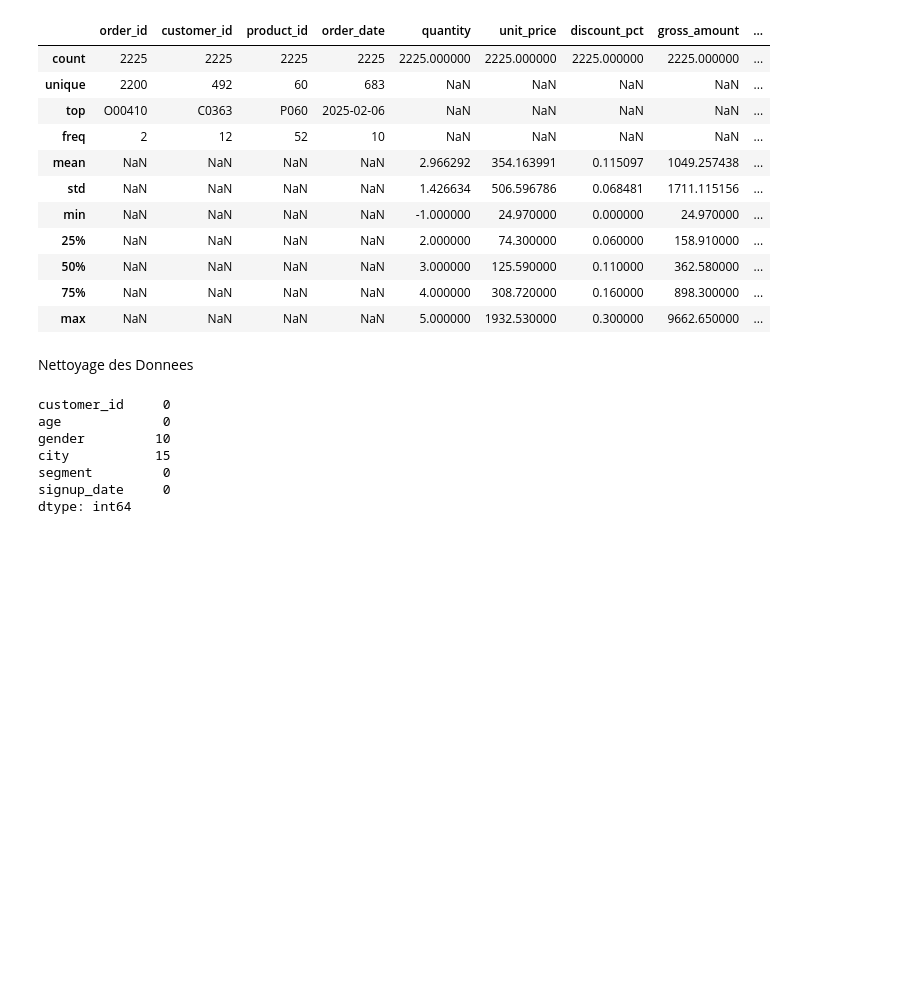
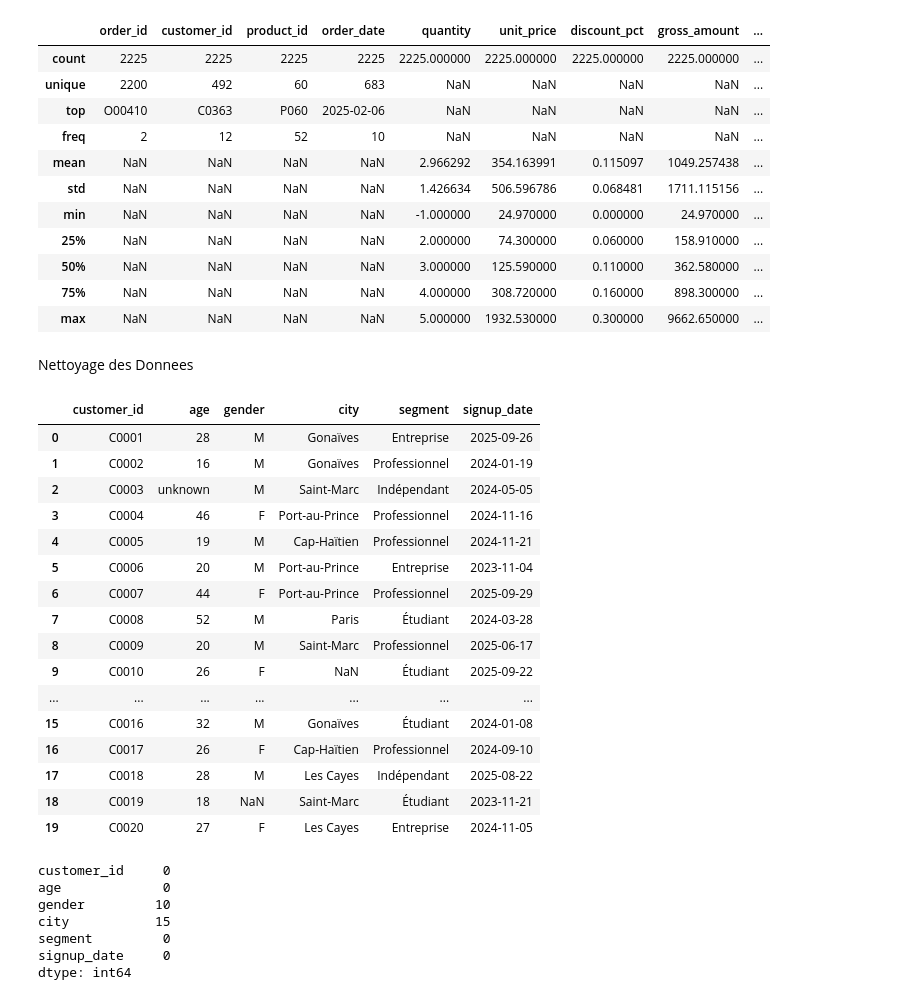
Before and after one commit to Poincare008/Mini_Projet_Pandas, a Jupyter notebook: Mini_Projet_Pandas.ipynb, the cells around one changed output. Cells and saved outputs as stored; diff of their text form; code cells hidden in the pictures; blank space fills up the shorter version.

```diff
--- a/Mini_Projet_Pandas.ipynb
+++ b/Mini_Projet_Pandas.ipynb
@@ -166,6 +166,26 @@ order_lines.describe(include="all")
 | max | NaN | NaN | NaN | NaN | 5.000000 | 1932.530000 | 0.300000 | 9662.650000 | ... |
 # %% [markdown]
 Nettoyage des Donnees
+# %%
+customers.head(20)
+# %% [output]
+|  | customer_id | age | gender | city | segment | signup_date |
+| 0 | C0001 | 28 | M | Gonaïves | Entreprise | 2025-09-26 |
+| 1 | C0002 | 16 | M | Gonaïves | Professionnel | 2024-01-19 |
+| 2 | C0003 | unknown | M | Saint-Marc | Indépendant | 2024-05-05 |
+| 3 | C0004 | 46 | F | Port-au-Prince | Professionnel | 2024-11-16 |
+| 4 | C0005 | 19 | M | Cap-Haïtien | Professionnel | 2024-11-21 |
+| 5 | C0006 | 20 | M | Port-au-Prince | Entreprise | 2023-11-04 |
+| 6 | C0007 | 44 | F | Port-au-Prince | Professionnel | 2025-09-29 |
+| 7 | C0008 | 52 | M | Paris | Étudiant | 2024-03-28 |
+| 8 | C0009 | 20 | M | Saint-Marc | Professionnel | 2025-06-17 |
+| 9 | C0010 | 26 | F | NaN | Étudiant | 2025-09-22 |
+| ... | ... | ... | ... | ... | ... | ... |
+| 15 | C0016 | 32 | M | Gonaïves | Étudiant | 2024-01-08 |
+| 16 | C0017 | 26 | F | Cap-Haïtien | Professionnel | 2024-09-10 |
+| 17 | C0018 | 28 | M | Les Cayes | Indépendant | 2025-08-22 |
+| 18 | C0019 | 18 | NaN | Saint-Marc | Étudiant | 2023-11-21 |
+| 19 | C0020 | 27 | F | Les Cayes | Entreprise | 2024-11-05 |
 # %%
 customers.isna().sum()
 # %% [output]
```
Also changed, not shown: parts of 6 cells of this notebook.
